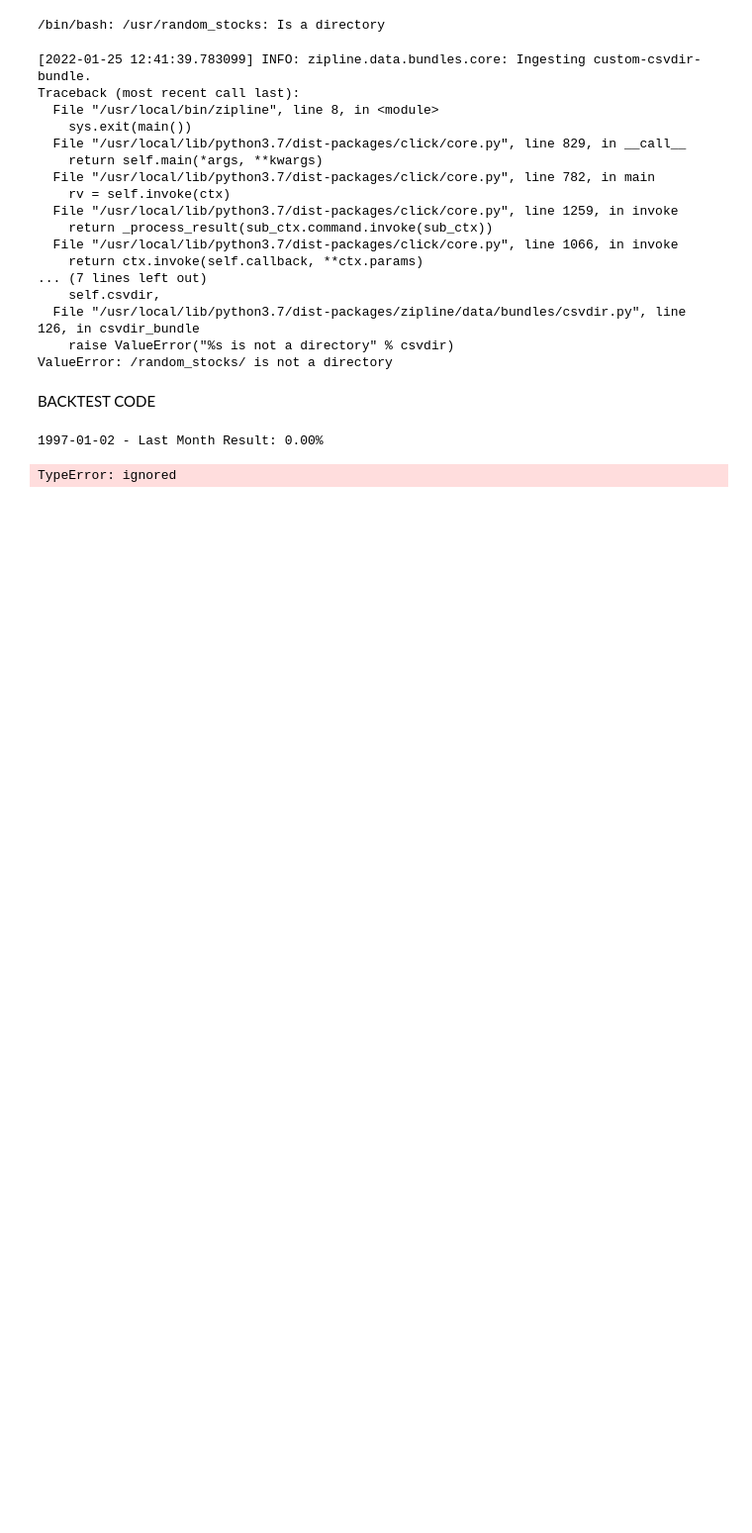
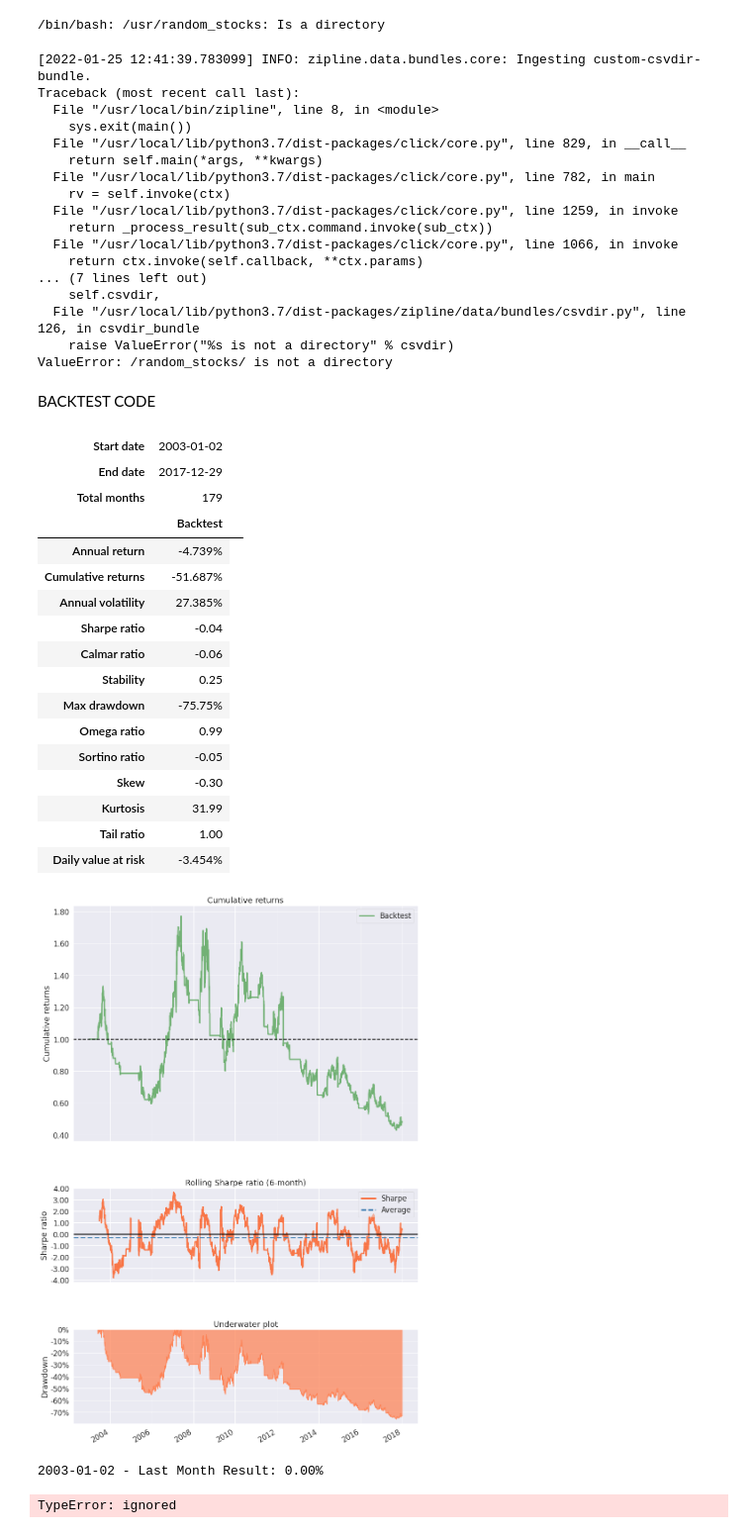
Before and after one commit to francoishcm/BackTesting, a Jupyter notebook: Zipline_Reloaded_BacktestEngine.ipynb, the cells around one changed output. Shown at 99% size. Drawn from its saved outputs; the diff is of its cells as text; code cells hidden in the pictures; blank space fills up the shorter version.

```diff
--- a/Zipline_Reloaded_BacktestEngine.ipynb
+++ b/Zipline_Reloaded_BacktestEngine.ipynb
@@ -223,6 +200,65 @@ Traceback (most recent call last):
 ValueError: /random_stocks/ is not a directory
 # %% [markdown]
 BACKTEST CODE
+# %%
+from zipline import run_algorithm
+from zipline.api import order_target_percent, symbol
+import pyfolio as pf
+from datetime import datetime
+import pytz
+import pandas as pd
+
+
+def initialize(context):
+  context.stock = symbol ('BIG')
+  context.index_average_window = 200
+
+def handle_data(context, data):
+  equities_hist = data.history(context.stock, "close",
+                               context.index_average_window, "1d")
+
+  if equities_hist[-1] > equities_hist.mean():
+    order_target_percent(context.stock,1)
+  else:
+    order_target_percent(context.stock,0)
+
+def analyze(context, perf):
+  returns, positions, transactions = pf.utils.extract_rets_pos_txn_from_zipline(perf)
+  pf.create_simple_tear_sheet(returns, benchmark_rets=None)
+
+
+start_date = pd.Timestamp('2003-1-1', tz='utc')
+end_date = pd.Timestamp('2017-12-31', tz='utc')
+
+results = run_algorithm(
+    start=start_date,
+    end=end_date,
+    initialize=initialize,
+    analyze=analyze,
+    handle_data=handle_data,
+    capital_base=100000,
+    data_frequency='daily',
+    bundle='quandl'
+)
+# %% [output]
+| Start date | 2003-01-02 |  |
+| End date | 2017-12-29 |  |
+| Total months | 179 |  |
+|  | Backtest |
+| Annual return | -4.739% |
+| Cumulative returns | -51.687% |
+| Annual volatility | 27.385% |
+| Sharpe ratio | -0.04 |
+| Calmar ratio | -0.06 |
+| Stability | 0.25 |
+| Max drawdown | -75.75% |
+| Omega ratio | 0.99 |
+| Sortino ratio | -0.05 |
+| Skew | -0.30 |
+| Kurtosis | 31.99 |
+| Tail ratio | 1.00 |
+| Daily value at risk | -3.454% |
+[figure, added]
 # %%
 %matplotlib inline
 
@@ -313,7 +349,7 @@ price_impact=slippage_impact)
   context.last_month = intial_portfolio
 
   # Store index membership
-  context.index_members = pd.read_csv('/index_membership.csv', index_col=0, parse_dates=[0])
+  context.index_members = pd.read_csv('/content/drive/MyDrive/index_members/sp500.csv', index_col=0, parse_dates=[0])
 
   #Schedule rebalance monthly.
   schedule_function(
@@ -405,8 +441,8 @@ def analyze(context, perf):
 
   return
 
-start = datetime(1997, 1, 1, 8, 15, 12, 0, pytz.UTC)
-end = datetime(2018, 12, 31, 8, 15, 12, 0, pytz.UTC)
+start_date = pd.Timestamp('2003-1-1', tz='utc')
+end_date = pd.Timestamp('2017-12-31', tz='utc')
 
 result = run_algorithm(start=start_date,
                        end=end_date,
@@ -416,5 +452,5 @@ result = run_algorithm(start=start_date,
                        data_frequency = 'daily',
                        bundle= 'quandl')
 # %% [output]
-1997-01-02 - Last Month Result: 0.00%
+2003-01-02 - Last Month Result: 0.00%
 TypeError: ignored
```
Also changed, not shown: parts of 11 cells of this notebook.
